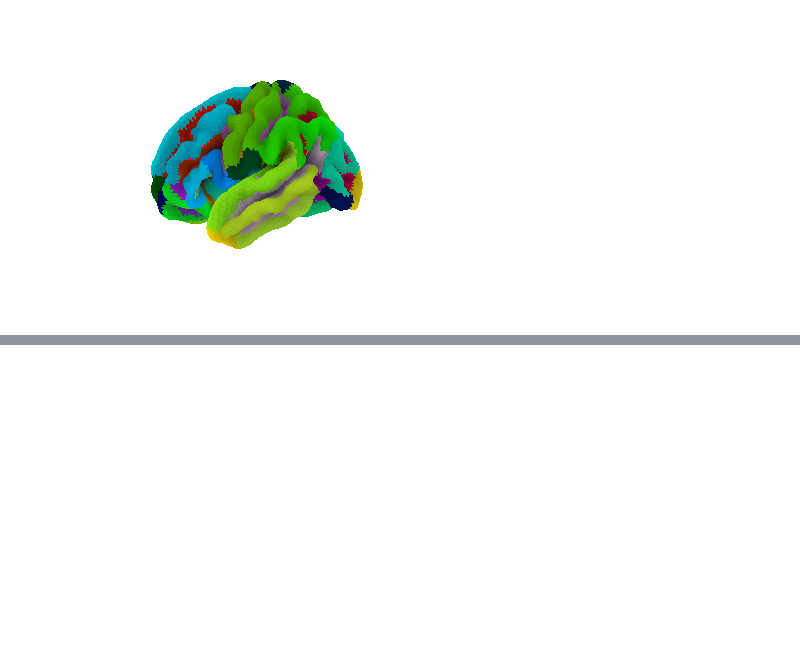
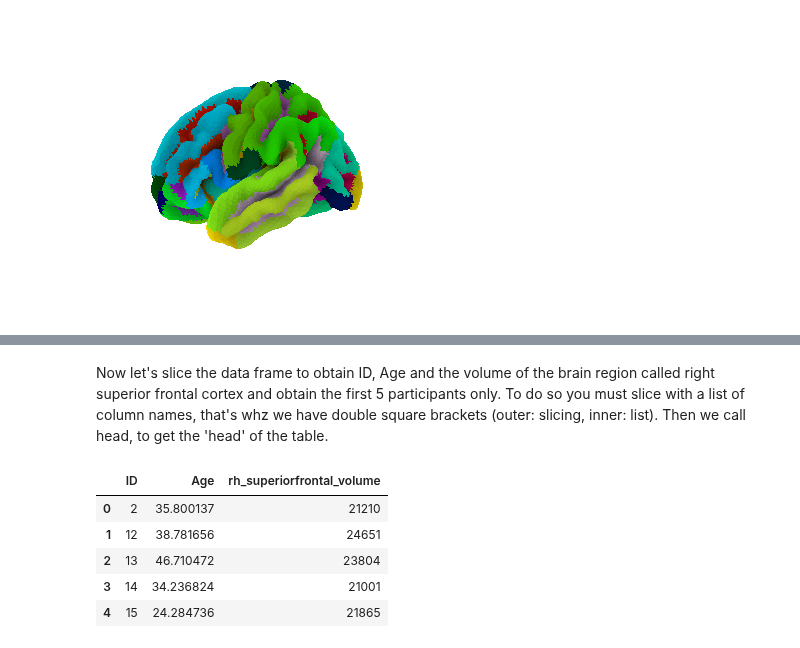
Before and after one commit to pni-lab/predmod_lecture, a Jupyter notebook: contents/1_python_basics/data_frames.ipynb, the cells around one changed output, grey strips where cells are left out. Saved outputs shown, nothing was run; the diff lists cells and outputs as text; code cells hidden in the pictures; blank space fills up the shorter version.

```diff
--- a/contents/1_python_basics/data_frames.ipynb
+++ b/contents/1_python_basics/data_frames.ipynb
@@ -75,0 +87,13 @@ with pandas
+# %% [markdown]
+Now let's slice the data frame to obtain ID, Age and the volume of the brain region called right superior frontal cortex and obtain the first 5 participants only.
+To do so you must slice with a list of column names, that's whz we have double square brackets (outer: slicing, inner: list). Then we call head, to get the 'head' of the table.
+# %%
+df_superiorfrontal = df[['ID', 'Age', 'rh_superiorfrontal_volume']]
+df_superiorfrontal.head(5)
+# %% [output]
+|  | ID | Age | rh_superiorfrontal_volume |
+| 0 | 2 | 35.800137 | 21210 |
+| 1 | 12 | 38.781656 | 24651 |
+| 2 | 13 | 46.710472 | 23804 |
+| 3 | 14 | 34.236824 | 21001 |
+| 4 | 15 | 24.284736 | 21865 |
```
Also changed, not shown: parts of 14 cells of this notebook, 2 other files.
